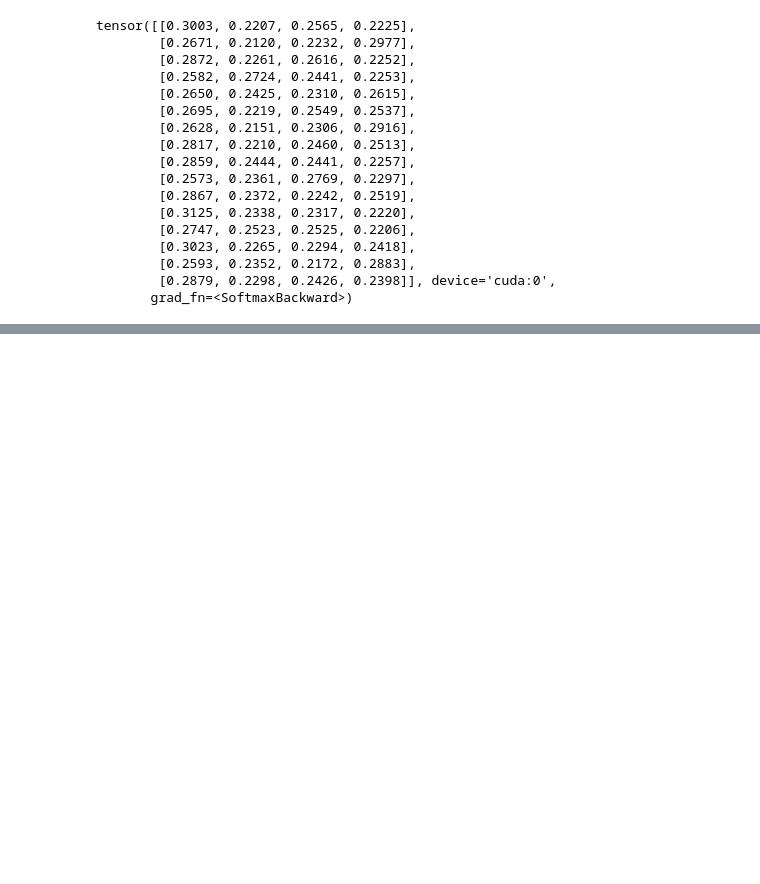
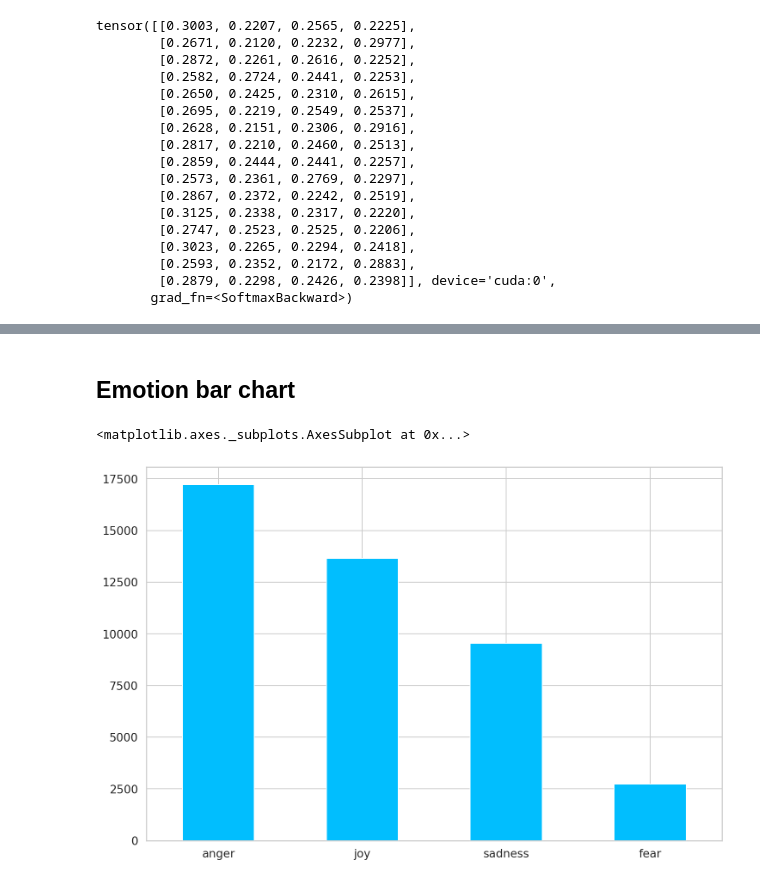
Before and after one commit to tushar1210/Emotional-Anlaysis-BERT, a Jupyter notebook: RoBERTa.ipynb, the cells around one changed output, grey strips where cells are left out. Saved outputs shown, nothing was run; the diff lists cells and outputs as text; code cells hidden in the pictures; blank space fills up the shorter version.

Commit message:
add Result analysis

```diff
--- a/RoBERTa.ipynb
+++ b/RoBERTa.ipynb
@@ -610,0 +645,3 @@ Sentiment  : anger
+# %%
+# data={'Country':country,'Tweet':stmt,'Emotion':emotion}
+final_df = pd.read_csv('final.csv')
@@ -610,0 +657,11 @@ Sentiment  : anger
+# %%
+# j=0,f=0,a=0,s=0
+  # for e in df['Emoiton']
+result=final_df['Emotion'].value_counts()
+# %% [markdown]
+## Emotion bar chart
+# %%
+result.plot.bar(x='Emotion',y='frequency',rot=0)
+# %% [output]
+<matplotlib.axes._subplots.AxesSubplot at 0x...>
+[figure, added]
```
Also changed, not shown: parts of 43 cells of this notebook.
